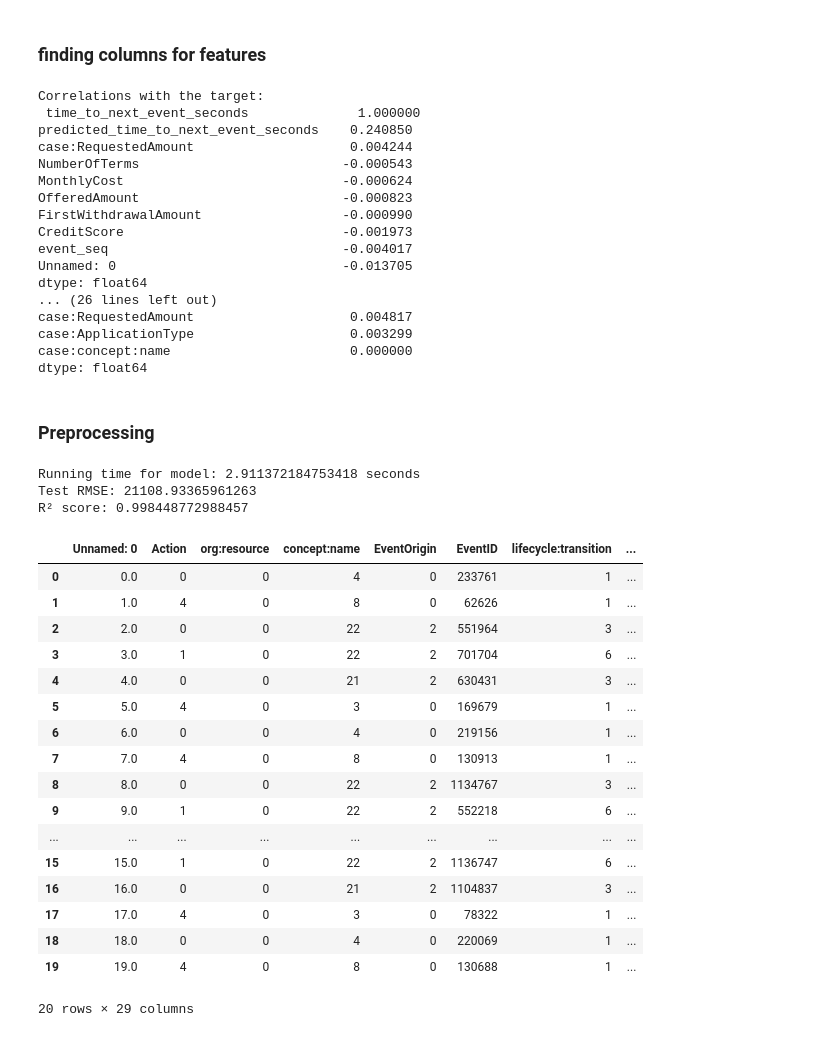
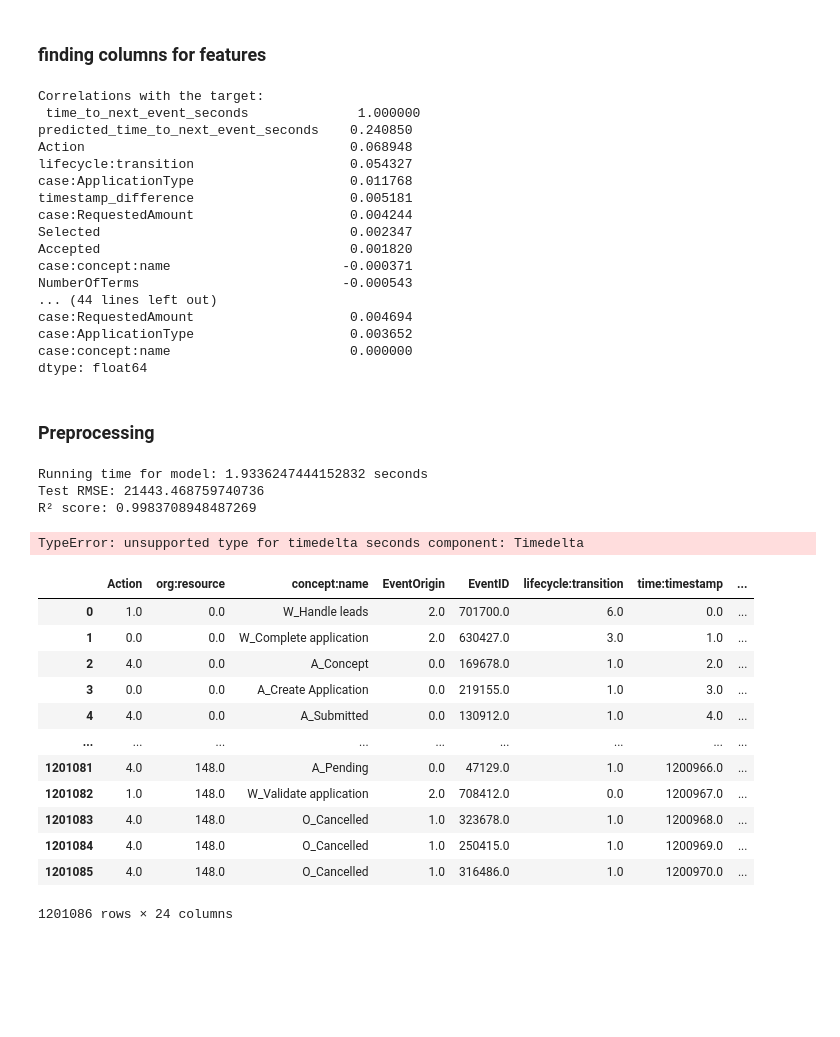
Before and after one commit to AlexRaudvee/Process_Mining_1, a Jupyter notebook: Sprint_2/XGboost_2017.ipynb, the cells around one changed output. Saved outputs shown, nothing was run; the diff lists cells and outputs as text; code cells hidden in the pictures; blank space fills up the shorter version.

Commit message:
finilize the code for prediction and decoding

```diff
--- a/Sprint_2/XGboost_2017.ipynb
+++ b/Sprint_2/XGboost_2017.ipynb
@@ -21,5 +21,5 @@ from sklearn.feature_selection import mutual_info_regression
 from sklearn.model_selection import train_test_split, GridSearchCV, KFold, cross_val_score
 from sklearn.preprocessing import LabelEncoder, StandardScaler, OneHotEncoder, KBinsDiscretizer, PolynomialFeatures
 # %%
-df_2017 = pd.read_csv('/Users/alexraudvee/Desktop/TU_e/year_2/Q3Y2_Process_Mining/process_mining_data/BPI_2017_naive.csv')
+df_2017 = pd.read_csv('/Users/alexraudvee/Desktop/TU_e/year_2/Q3Y2_Process_Mining/Process_Mining_1/Sprint_2/BPI_2017_rfc_xgboost.csv')
 # %%
@@ -48,8 +52,8 @@ df_2017[cat_columns] = cat_imputer.fit_transform(df_2017[cat_columns])
 
 # Encoding categorical variables
 label_encoders = {}
+le = LabelEncoder()
 for column in cat_columns:
-    le = LabelEncoder()
     df_2017[column] = le.fit_transform(df_2017[column])
     label_encoders[column] = le
 
@@ -70,18 +74,18 @@ print("\nMutual Information Scores:\n", mi_scores)
 Correlations with the target:
  time_to_next_event_seconds              1.000000
 predicted_time_to_next_event_seconds    0.240850
+Action                                  0.068948
+lifecycle:transition                    0.054327
+case:ApplicationType                    0.011768
+timestamp_difference                    0.005181
 case:RequestedAmount                    0.004244
+Selected                                0.002347
+Accepted                                0.001820
+case:concept:name                      -0.000371
 NumberOfTerms                          -0.000543
-MonthlyCost                            -0.000624
-OfferedAmount                          -0.000823
-FirstWithdrawalAmount                  -0.000990
-CreditScore                            -0.001973
-event_seq                              -0.004017
-Unnamed: 0                             -0.013705
-dtype: float64
-... (26 lines left out)
-case:RequestedAmount                    0.004817
-case:ApplicationType                    0.003299
+... (44 lines left out)
+case:RequestedAmount                    0.004694
+case:ApplicationType                    0.003652
 case:concept:name                       0.000000
 dtype: float64
 # %% [markdown]
@@ -140,29 +144,36 @@ r2_score_value = r2_score(y_test, y_pred_test)
 print(f'R² score: {r2_score_value}')
 # For predicting and adding new columns, you need to transform the whole dataset
 X_transformed = preprocessor.transform(X)
-df_2017['predicted_time_to_next_event_seconds_XG'] = model.predict(X_transformed)
+
+df_2017['predicted_time_to_next_event_seconds_XG'] = np.abs(model.predict(X_transformed).round(1))
+
+df_2017['predicted_time_to_next_event_seconds_XG'] = df_2017['predicted_time_to_next_event_seconds_XG'].apply(lambda x: timedelta(seconds=x))
+df_2017['time_to_next_event_seconds'] = df_2017['time_to_next_event_seconds'].apply(lambda x: timedelta(seconds=x))
+df_2017['predicted_time_to_next_event_seconds'] = df_2017['predicted_time_to_next_event_seconds'].apply(lambda x: timedelta(seconds=x))
 # %% [output]
-Running time for model: 2.911372184753418 seconds
-Test RMSE: 21108.93365961263
-R² score: 0.998448772988457
+Running time for model: 1.9336247444152832 seconds
+Test RMSE: 21443.468759740736
+R² score: 0.9983708948487269
+TypeError: unsupported type for timedelta seconds component: Timedelta
+# %%
+df_2017 = df_2017.drop(['elapsed_time_from_start', 'predicted_start_time', 'predicted_step', 'timestamp_difference', 'event_seq', 'Unnamed: 0.1', 'Unnamed: 0', 'time_to_next_event'], axis=1, errors='ignore')
+# %%
+df_2017['concept:name next'] = le.inverse_transform(df_2017['concept:name next'])
+df_2017['concept:name next rfc'] = le.inverse_transform(df_2017['concept:name next rfc'])
+df_2017['concept:name'] = le.inverse_transform(df_2017['concept:name'].astype(int))
 # %%
-df_2017.head(20)
+df_2017
 # %% [output]
-|  | Unnamed: 0 | Action | org:resource | concept:name | EventOrigin | EventID | lifecycle:transition | ... |
-| 0 | 0.0 | 0 | 0 | 4 | 0 | 233761 | 1 | ... |
-| 1 | 1.0 | 4 | 0 | 8 | 0 | 62626 | 1 | ... |
-| 2 | 2.0 | 0 | 0 | 22 | 2 | 551964 | 3 | ... |
-| 3 | 3.0 | 1 | 0 | 22 | 2 | 701704 | 6 | ... |
-| 4 | 4.0 | 0 | 0 | 21 | 2 | 630431 | 3 | ... |
-| 5 | 5.0 | 4 | 0 | 3 | 0 | 169679 | 1 | ... |
-| 6 | 6.0 | 0 | 0 | 4 | 0 | 219156 | 1 | ... |
-| 7 | 7.0 | 4 | 0 | 8 | 0 | 130913 | 1 | ... |
-| 8 | 8.0 | 0 | 0 | 22 | 2 | 1134767 | 3 | ... |
-| 9 | 9.0 | 1 | 0 | 22 | 2 | 552218 | 6 | ... |
+|  | Action | org:resource | concept:name | EventOrigin | EventID | lifecycle:transition | time:timestamp | ... |
+| 0 | 1.0 | 0.0 | W_Handle leads | 2.0 | 701700.0 | 6.0 | 0.0 | ... |
+| 1 | 0.0 | 0.0 | W_Complete application | 2.0 | 630427.0 | 3.0 | 1.0 | ... |
+| 2 | 4.0 | 0.0 | A_Concept | 0.0 | 169678.0 | 1.0 | 2.0 | ... |
+| 3 | 0.0 | 0.0 | A_Create Application | 0.0 | 219155.0 | 1.0 | 3.0 | ... |
+| 4 | 4.0 | 0.0 | A_Submitted | 0.0 | 130912.0 | 1.0 | 4.0 | ... |
 | ... | ... | ... | ... | ... | ... | ... | ... | ... |
-| 15 | 15.0 | 1 | 0 | 22 | 2 | 1136747 | 6 | ... |
-| 16 | 16.0 | 0 | 0 | 21 | 2 | 1104837 | 3 | ... |
-| 17 | 17.0 | 4 | 0 | 3 | 0 | 78322 | 1 | ... |
-| 18 | 18.0 | 0 | 0 | 4 | 0 | 220069 | 1 | ... |
-| 19 | 19.0 | 4 | 0 | 8 | 0 | 130688 | 1 | ... |
+| 1201081 | 4.0 | 148.0 | A_Pending | 0.0 | 47129.0 | 1.0 | 1200966.0 | ... |
+| 1201082 | 1.0 | 148.0 | W_Validate application | 2.0 | 708412.0 | 0.0 | 1200967.0 | ... |
+| 1201083 | 4.0 | 148.0 | O_Cancelled | 1.0 | 323678.0 | 1.0 | 1200968.0 | ... |
+| 1201084 | 4.0 | 148.0 | O_Cancelled | 1.0 | 250415.0 | 1.0 | 1200969.0 | ... |
+| 1201085 | 4.0 | 148.0 | O_Cancelled | 1.0 | 316486.0 | 1.0 | 1200970.0 | ... |
-20 rows × 29 columns
+1201086 rows × 24 columns
```
Also changed, not shown: parts of 5 cells of this notebook, 1 other file.
